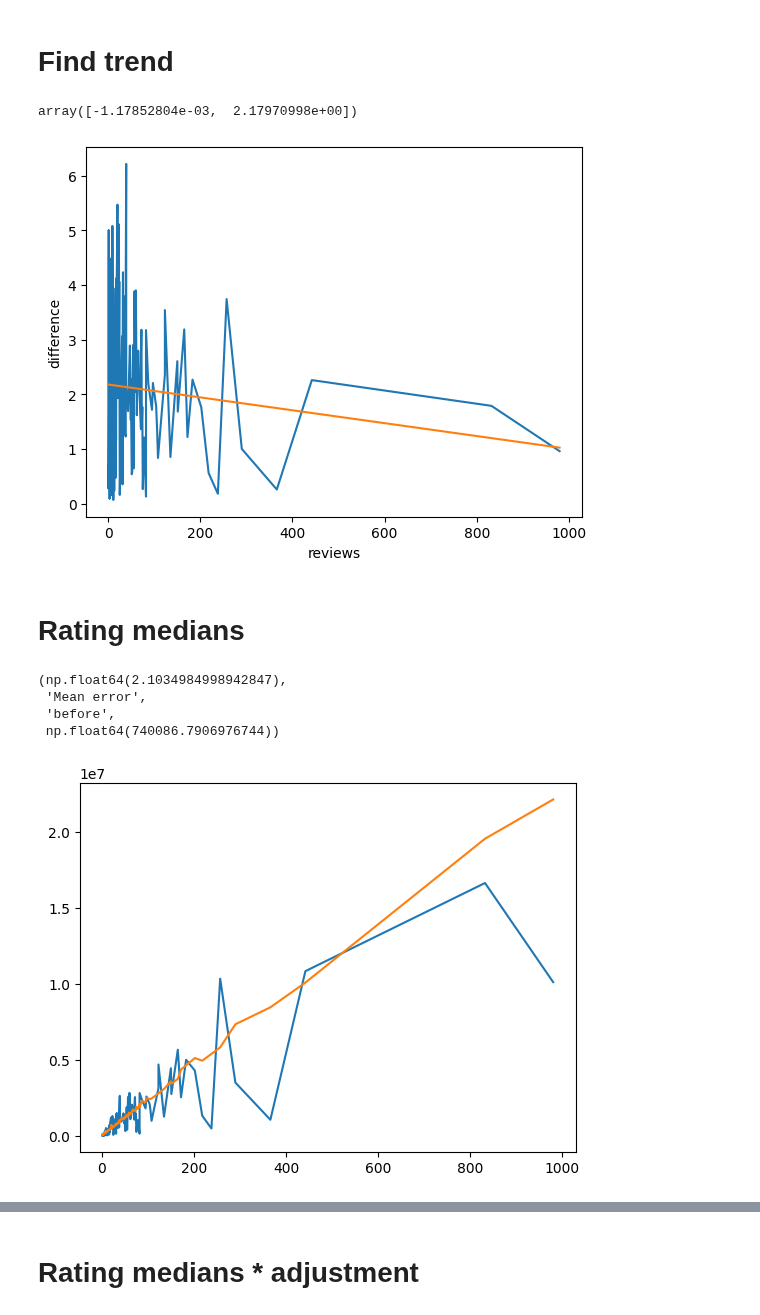
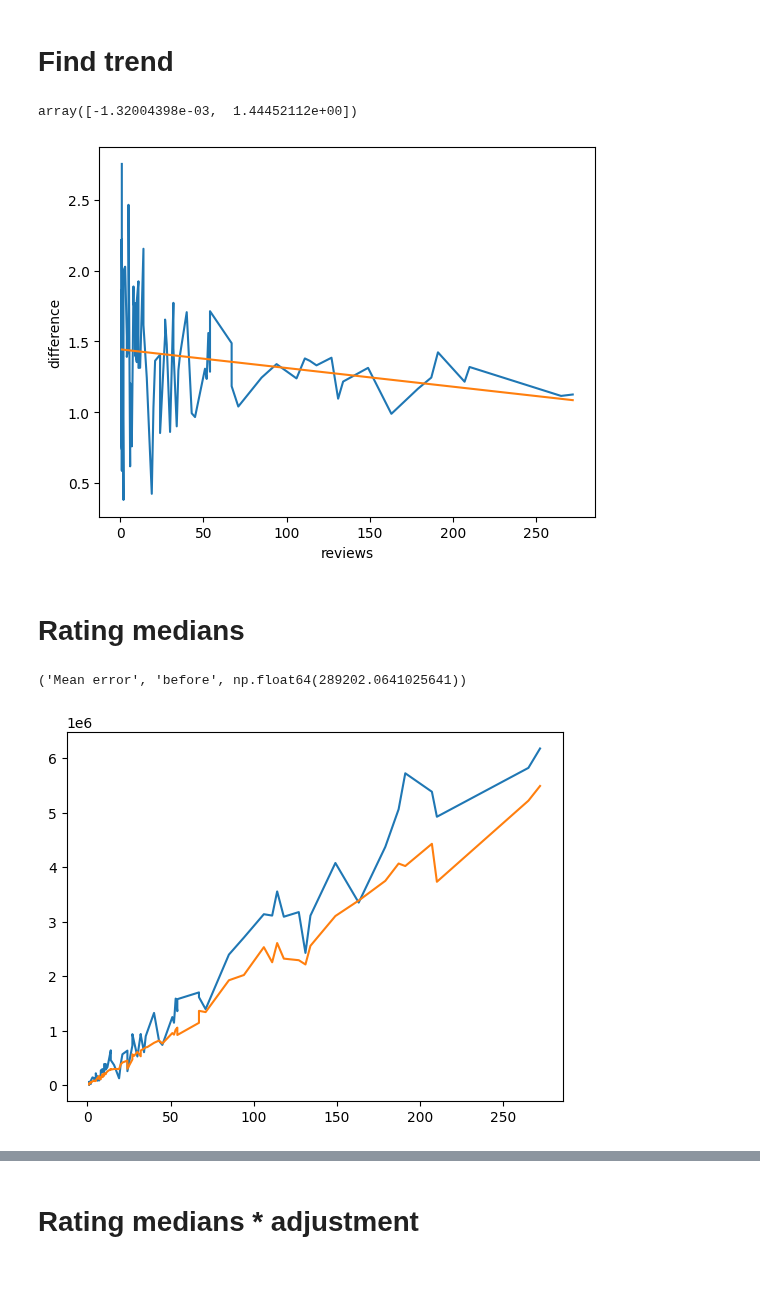
Before and after one commit to Luc-Mcgrady/anki-10k-notebooks, a Jupyter notebook: duration_per_day.ipynb, the cells around one changed output, grey strips where cells are left out. Cells and saved outputs as stored; diff of their text form; code cells hidden in the pictures; blank space fills up the shorter version.

```diff
--- a/duration_per_day.ipynb
+++ b/duration_per_day.ipynb
@@ -14,7 +14,7 @@ tqdm.pandas()
 # Median: 8798
 # Most: 6810
 
-USER_ID = 423
+USER_ID = 100
 df = pd.read_parquet(
     "../anki-revlogs-10k/revlogs", filters=[("user_id", "=", USER_ID), ("rating", "in", [1, 2, 3, 4])], columns=["card_id", "day_offset", "rating", "elapsed_days", "duration"]
 )
@@ -104,19 +104,16 @@ plt.xlabel("reviews")
 plt.ylabel("difference")
 c
 # %% [output]
-array([-1.17852804e-03,  2.17970998e+00])
+array([-1.32004398e-03,  1.44452112e+00])
-[figure, old version]
+[figure, new version]
 # %% [markdown]
 # Rating medians
 # %%
 plt.plot(counts["duration"], sums["duration"], label="actual")
-plt.plot(counts["review_average"], sums["review_average"] * multiplier, label="predicted")
+plt.plot(counts["review_average"], sums["review_average"], label="predicted")
 
-multiplier, "Mean error", "before", abs(sums["duration"] - sums["review_average"]).mean()
+"Mean error", "before", abs(sums["duration"] - sums["review_average"]).mean()
 # %% [output]
-(np.float64(2.1034984998942847),
- 'Mean error',
- 'before',
- np.float64(740086.7906976744))
+('Mean error', 'before', np.float64(289202.0641025641))
-[figure, old version]
+[figure, new version]
 # %% [markdown]
```
Also changed, not shown: parts of 8 cells of this notebook.
